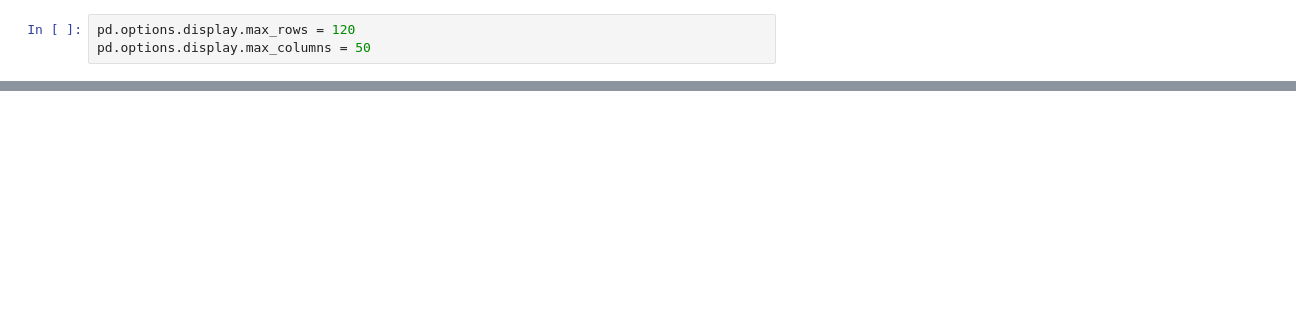
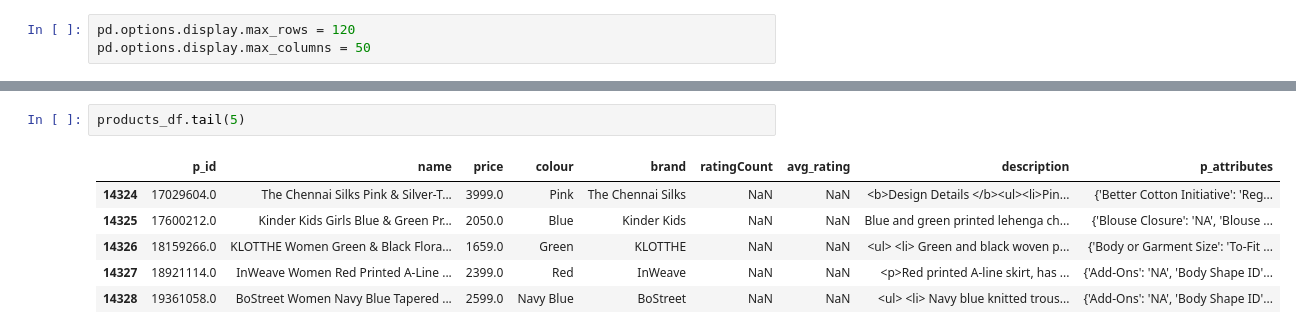
Before and after one commit to sage-ali/fashion_data_analysis, a Jupyter notebook: notebooks/fashion_data_cleaning.ipynb, the cells around one changed output, grey strips where cells are left out. Cells and saved outputs as stored; diff of their text form; blank space fills up the shorter version.

```diff
--- a/notebooks/fashion_data_cleaning.ipynb
+++ b/notebooks/fashion_data_cleaning.ipynb
@@ -379,0 +34,9 @@ Index(['p_id', 'name', 'price', 'colour', 'brand', 'rating_count',
+# %%
+products_df.tail(5)
+# %% [output]
+|  | p_id | name | price | colour | brand | ratingCount | avg_rating | description | p_attributes |
+| 14324 | 17029604.0 | The Chennai Silks Pink & Silver-T... | 3999.0 | Pink | The Chennai Silks | NaN | NaN | <b>Design Details </b><ul><li>Pin... | {'Better Cotton Initiative': 'Reg... |
+| 14325 | 17600212.0 | Kinder Kids Girls Blue & Green Pr... | 2050.0 | Blue | Kinder Kids | NaN | NaN | Blue and green printed lehenga ch... | {'Blouse Closure': 'NA', 'Blouse ... |
+| 14326 | 18159266.0 | KLOTTHE Women Green & Black Flora... | 1659.0 | Green | KLOTTHE | NaN | NaN | <ul> <li> Green and black woven p... | {'Body or Garment Size': 'To-Fit ... |
+| 14327 | 18921114.0 | InWeave Women Red Printed A-Line ... | 2399.0 | Red | InWeave | NaN | NaN | <p>Red printed A-line skirt, has ... | {'Add-Ons': 'NA', 'Body Shape ID'... |
+| 14328 | 19361058.0 | BoStreet Women Navy Blue Tapered ... | 2599.0 | Navy Blue | BoStreet | NaN | NaN | <ul> <li> Navy blue knitted trous... | {'Add-Ons': 'NA', 'Body Shape ID'... |
```
Also changed, not shown: parts of 137 cells of this notebook, 2 other files.
